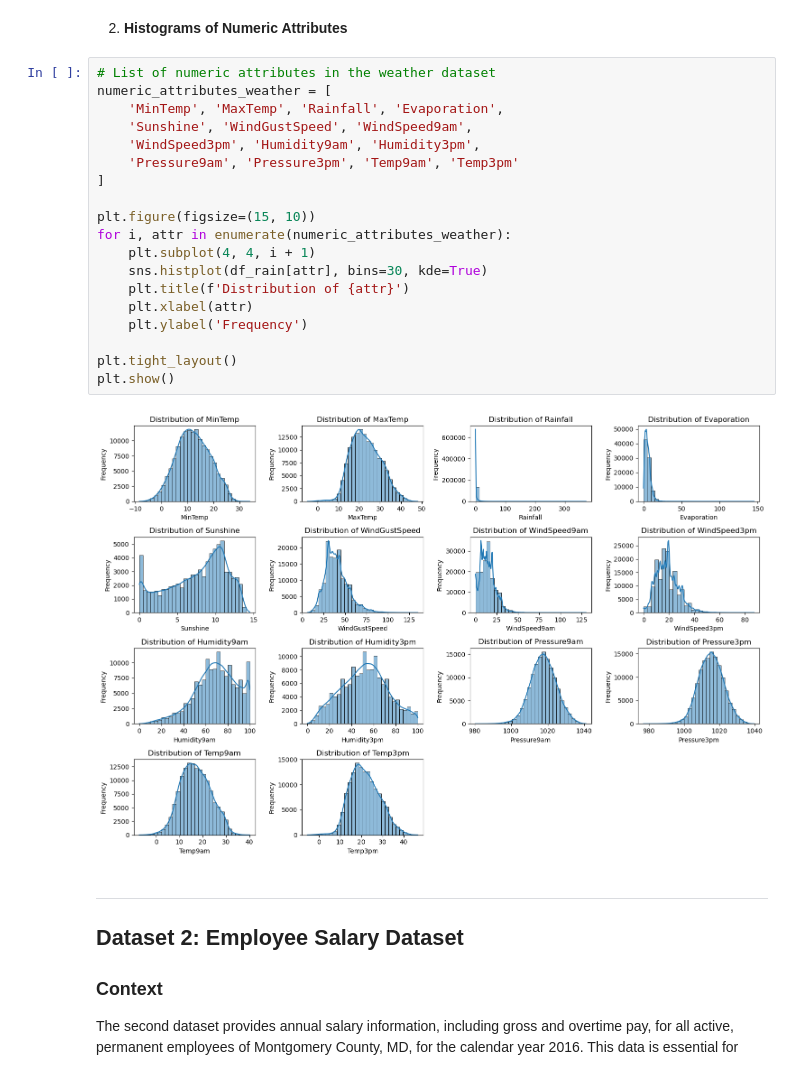
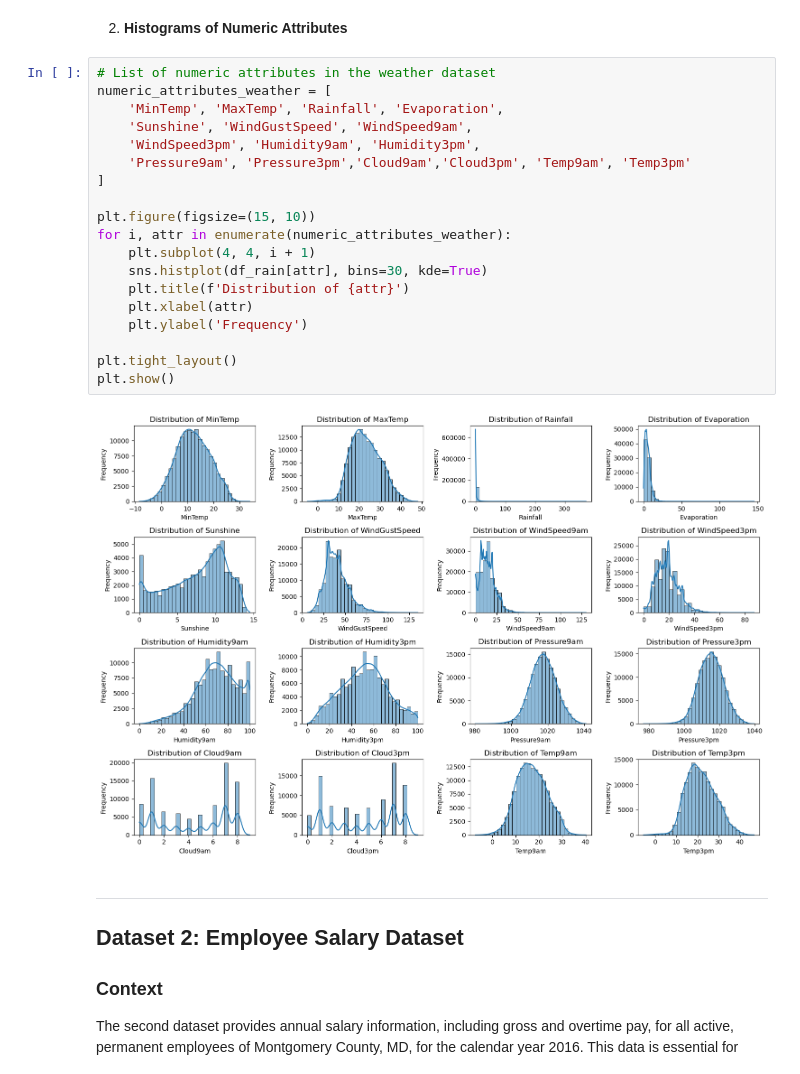
Before and after one commit to johnnymosby/TU-Wien-ML-Group-Project, a Jupyter notebook: Dataset description.ipynb, the cells around one changed output. Cells and saved outputs as stored; diff of their text form.

```diff
--- a/Dataset description.ipynb
+++ b/Dataset description.ipynb
@@ -100,24 +116,24 @@ Passing `palette` without assigning `hue` is deprecated and will be removed in v
 # %%
 # List of numeric attributes in the weather dataset
 numeric_attributes_weather = [
     'MinTemp', 'MaxTemp', 'Rainfall', 'Evaporation',
     'Sunshine', 'WindGustSpeed', 'WindSpeed9am',
     'WindSpeed3pm', 'Humidity9am', 'Humidity3pm',
-    'Pressure9am', 'Pressure3pm', 'Temp9am', 'Temp3pm'
+    'Pressure9am', 'Pressure3pm','Cloud9am','Cloud3pm', 'Temp9am', 'Temp3pm'
 ]
 
 plt.figure(figsize=(15, 10))
 for i, attr in enumerate(numeric_attributes_weather):
     plt.subplot(4, 4, i + 1)
     sns.histplot(df_rain[attr], bins=30, kde=True)
     plt.title(f'Distribution of {attr}')
     plt.xlabel(attr)
     plt.ylabel('Frequency')
 
 plt.tight_layout()
 plt.show()
 # %% [output]
-[figure, old version]
+[figure, new version]
 # %% [markdown]
 ---
 
```
Also changed, not shown: parts of 4 cells of this notebook.
